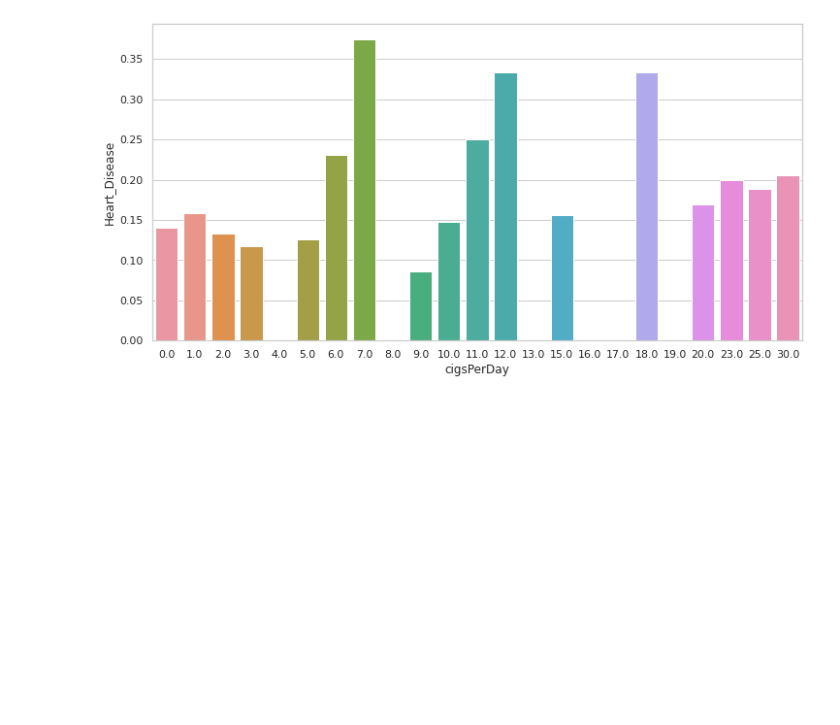
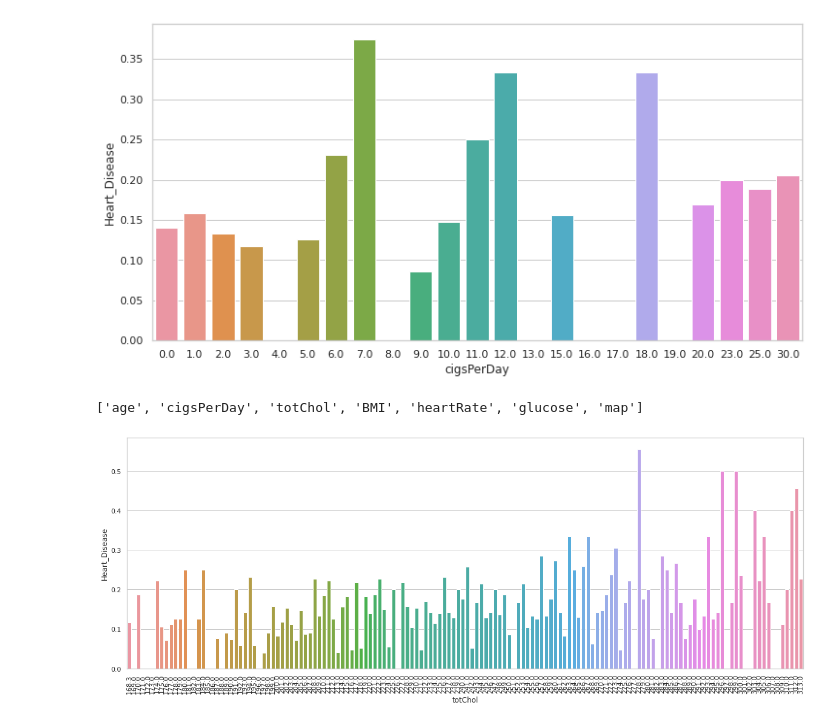
Before and after one commit to guptaprateek98/Capstone_CV_Risk_Prediction, a Jupyter notebook: Capstone_CV_Risk_Prediction.ipynb, the cells around one changed output. Drawn from its saved outputs; the diff is of its cells as text; code cells hidden in the pictures; blank space fills up the shorter version.

```diff
--- a/Capstone_CV_Risk_Prediction.ipynb
+++ b/Capstone_CV_Risk_Prediction.ipynb
@@ -390,3 +402,16 @@ ax.set(xlabel='cigsPerDay', ylabel='disease probability')
 plt.show()
 # %% [output]
 [figure]
+# %%
+numerical
+# %% [output]
+['age', 'cigsPerDay', 'totChol', 'BMI', 'heartRate', 'glucose', 'map']
+# %%
+avg2 = dataf[["totChol", "Heart_Disease"]].groupby(['totChol'], as_index=False).mean() #sum of 1's and 0's in hear_disease and divided by total no. of 1's and 0's for a prticular age(eg 37yr).
+plt.figure(figsize=(20,7))
+sns.barplot(x='totChol', y='Heart_Disease', data=avg2)
+ax.set(xlabel='totChol', ylabel='disease probability')
+plt.xticks(rotation = 90)
+plt.show()
+# %% [output]
+[figure, added]
```
Also changed, not shown: parts of 9 cells of this notebook.
